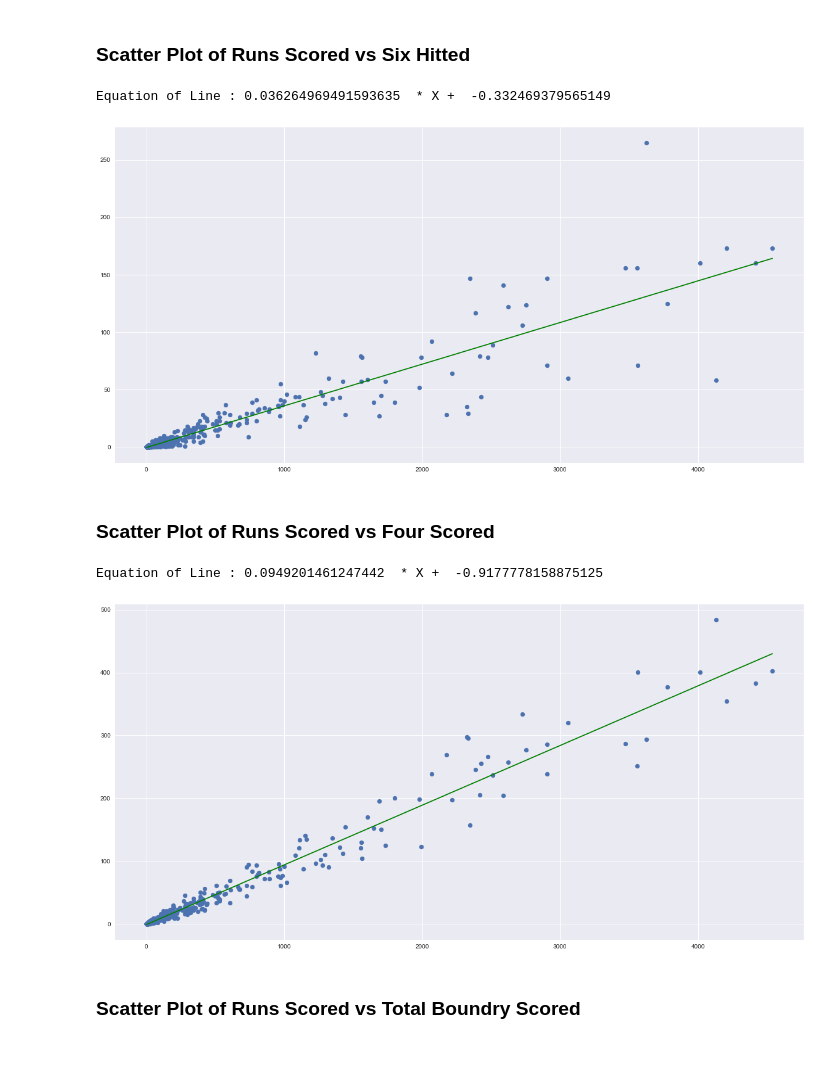
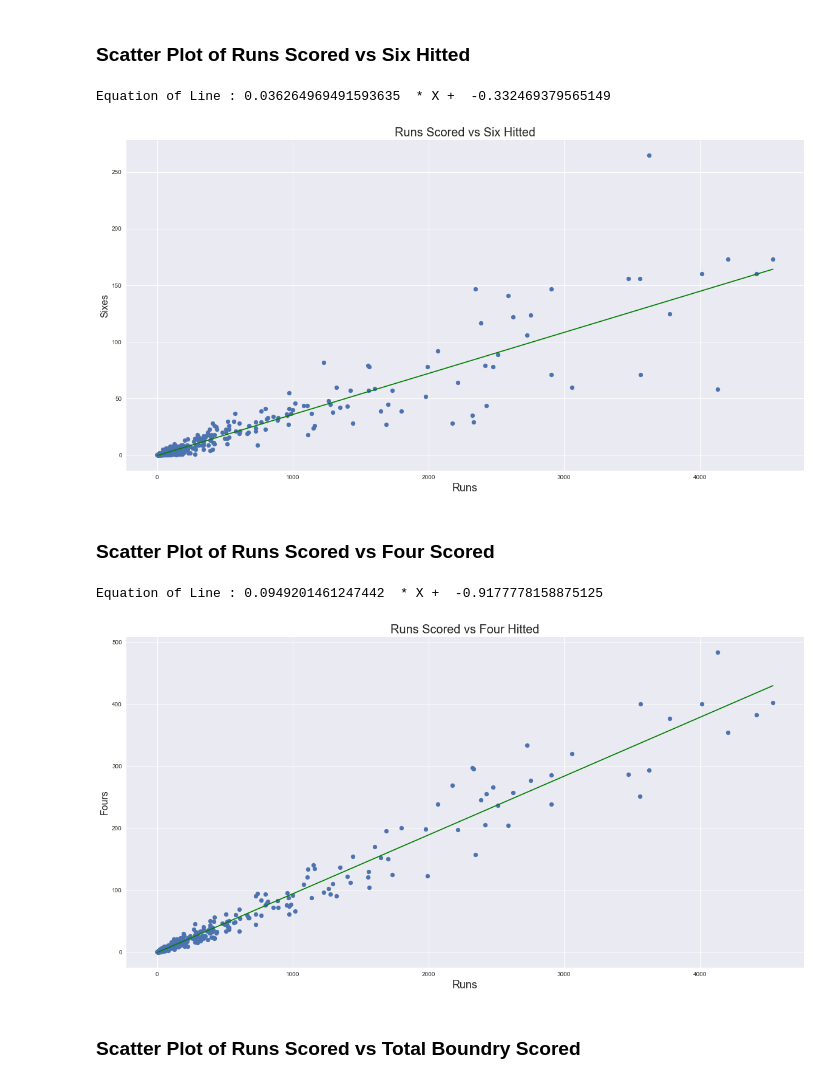
Before and after one commit to AnshulHedau/IPL_Insights, a Jupyter notebook: IPL - Batsman Analysis.ipynb, the cells around one changed output. Cells and saved outputs as stored; diff of their text form; code cells hidden in the pictures; blank space fills up the shorter version.

Commit message:
Added Titles

```diff
--- a/IPL - Batsman Analysis.ipynb
+++ b/IPL - Batsman Analysis.ipynb
@@ -894,19 +896,25 @@ def y(x, m, b):
 # %%
 popt, pcov = curve_fit(y, Players_Runs, Player_six)
 plt.figure(figsize=(20,10))
+plt.title("Runs Scored vs Six Hitted", fontsize=20)
+plt.xlabel('Runs', fontsize=18)
+plt.ylabel('Sixes', fontsize=16)
 plt.scatter(Players_Runs, Player_six)
 lines = np.arange(max(Players_Runs))
 abline_values = [popt[0] * i + popt[1] for i in lines]
 plt.plot(lines,abline_values,'g')
 print("Equation of Line :",popt[0]," * X + ",popt[1])
 # %% [output]
 Equation of Line : 0.036264969491593635  * X +  -0.332469379565149
-[figure, old version]
+[figure, new version]
 # %% [markdown]
 ### Scatter Plot of Runs Scored vs Four Scored
 # %%
 popt, pcov = curve_fit(y, Players_Runs, Player_four)
 plt.figure(figsize=(20,10))
+plt.title("Runs Scored vs Four Hitted", fontsize=20)
+plt.xlabel('Runs', fontsize=18)
+plt.ylabel('Fours', fontsize=16)
 plt.scatter(Players_Runs,Player_four)
 lines = np.arange(max(Players_Runs))
 abline_values = [popt[0] * i + popt[1] for i in lines]
@@ -914,7 +922,7 @@ plt.plot(lines,abline_values,'g')
 print("Equation of Line :",popt[0]," * X + ",popt[1])
 # %% [output]
 Equation of Line : 0.0949201461247442  * X +  -0.9177778158875125
-[figure, old version]
+[figure, new version]
 # %% [markdown]
 ### Scatter Plot of Runs Scored vs Total Boundry Scored
 # %%
```
Also changed, not shown: parts of 10 cells of this notebook.
